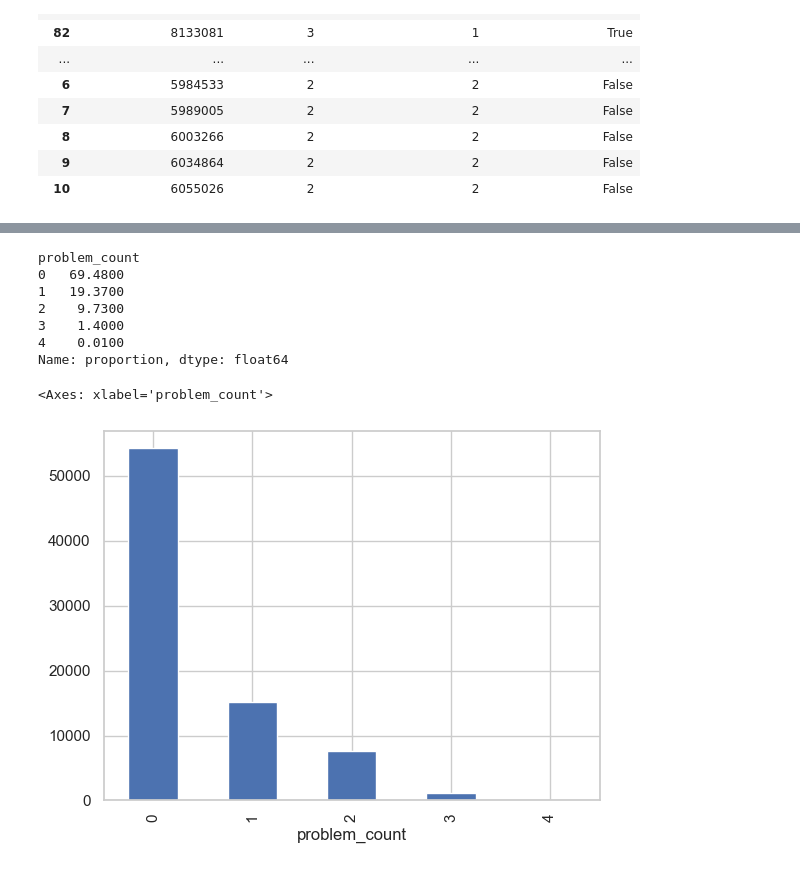
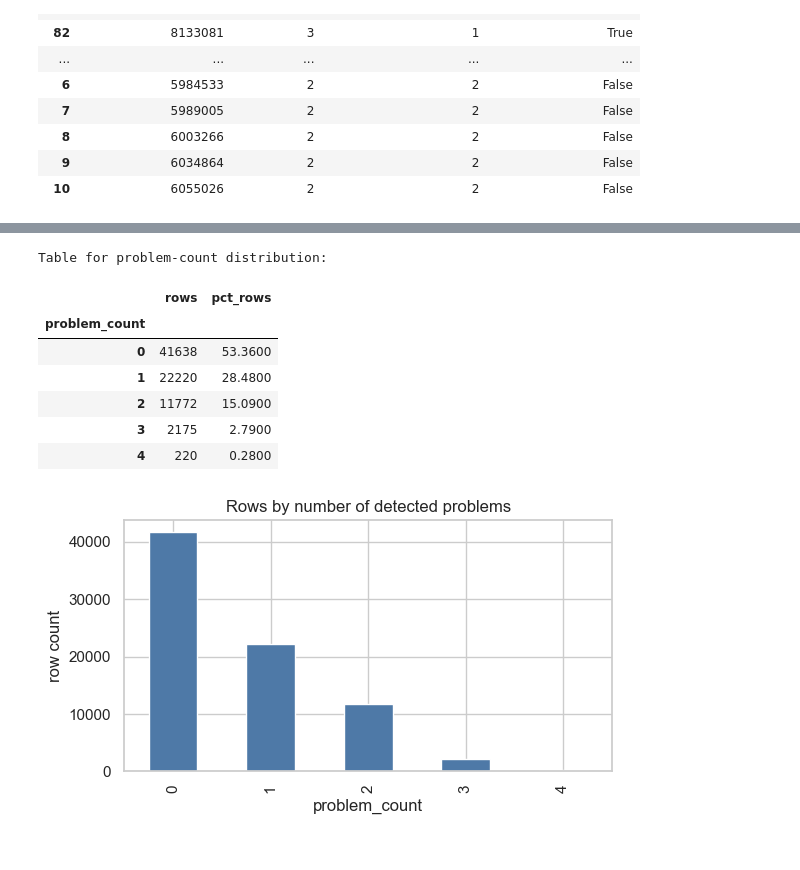
Before and after one commit to mrbungie/mib_cars_analysis, a Jupyter notebook: notebooks/1_data_validation_and_cleaning/01_basic_validation.ipynb, the cells around one changed output, grey strips where cells are left out. Saved outputs shown, nothing was run; the diff lists cells and outputs as text; code cells hidden in the pictures.

```diff
--- a/notebooks/1_data_validation_and_cleaning/01_basic_validation.ipynb
+++ b/notebooks/1_data_validation_and_cleaning/01_basic_validation.ipynb
@@ -404,0 +525,3 @@ There are two modalities in the `Total Days in Sales Process` distribution: one
+# %%
+df["opportunity_amount_weirdness"] = (df[df["Opportunity Amount USD"] > 0]["Opportunity Amount USD"]).apply(digit_weirdness)
+df["opportunity_amount_weirdness"].hist()
@@ -543,15 +772,20 @@ df_tagged['flag_outlier_total_days'] = (df[total_days_col] < days_lower) | (df[t
 df_tagged['flag_totally_repeated_row'] = exact_row_duplicate
 df_tagged['flag_partially_repeated_row'] = partial_repeat_by_id
 df_tagged['partial_repeat_is_latest_id_appearance'] = partial_repeat_is_latest
+# Ratios flags (i.e. only identified, only validated, only qualified)
+df_tagged['flag_only_identified'] = df["Ratio Days Identified To Total Days"].eq(1) & df[ratio_cols[1:]].eq(0).all(axis=1)
+df_tagged['flag_weirdness_over_75th_pct'] = df["opportunity_amount_weirdness"] > df["opportunity_amount_weirdness"].quantile(0.75)
 
 problem_label_map = {
     'flag_0_days': '0_days',
     'flag_ratio_problem': 'ratio_problem',
     'flag_zero_opportunity_amount': 'zero_opportunity_amount',
     'flag_outlier_opportunity_amount': 'outlier_opportunity_amount',
-    'flag_outlier_total_days': 'outlier_total_days',
-    'flag_totally_repeated_row': 'totally_repeated_row',
-    'flag_partially_repeated_row': 'partially_repeated_row'
+    'flag_outlier_total_days': 'flag_outlier_total_days',
+    'flag_totally_repeated_row': 'flag_totally_repeated_row',
+    'flag_partially_repeated_row': 'flag_partially_repeated_row',
+    'flag_only_identified': 'flag_only_identified',
+    'flag_weirdness_over_75th_pct': 'weirdness_over_75th_pct'
 }
 
 flag_cols = list(problem_label_map.keys())
@@ -619,16 +855,30 @@ Rows with highest number of issues:
 Final row-level analysis dataset is available in: df_tagged
 # %%
-df_tagged["problem_count"].value_counts(normalize=True).sort_index().mul(100).round(2)
+problem_count_table = (
+    df_tagged['problem_count']
+    .value_counts()
+    .sort_index()
+    .rename('rows')
+    .to_frame()
+)
+problem_count_table['pct_rows'] = (problem_count_table['rows'] / len(df_tagged) * 100).round(2)
+
+print('Table for problem-count distribution:')
+display(problem_count_table)
 # %% [output]
-problem_count
-0   69.4800
-1   19.3700
-2    9.7300
-3    1.4000
-4    0.0100
-Name: proportion, dtype: float64
+Table for problem-count distribution:
+|  | rows | pct_rows |
+| problem_count |  |  |
+| 0 | 41638 | 53.3600 |
+| 1 | 22220 | 28.4800 |
+| 2 | 11772 | 15.0900 |
+| 3 | 2175 | 2.7900 |
+| 4 | 220 | 0.2800 |
 # %%
-df_tagged["problem_count"].value_counts().plot.bar()
+ax = problem_count_table['rows'].plot.bar(figsize=(6, 3.5), color='#4e79a7')
+ax.set_title('Rows by number of detected problems')
+ax.set_xlabel('problem_count')
+ax.set_ylabel('row count')
+plt.tight_layout()
 # %% [output]
-<Axes: xlabel='problem_count'>
-[figure, old version]
+[figure, new version]
```
Also changed, not shown: parts of 35 cells of this notebook, 16 other files.
